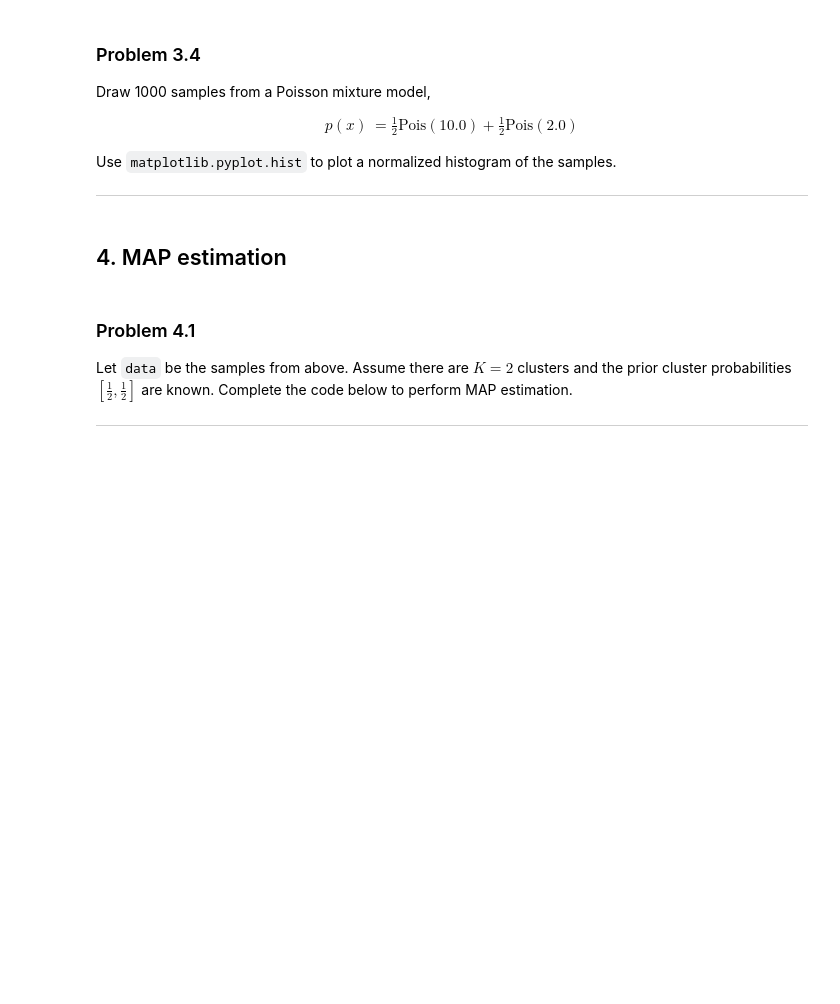
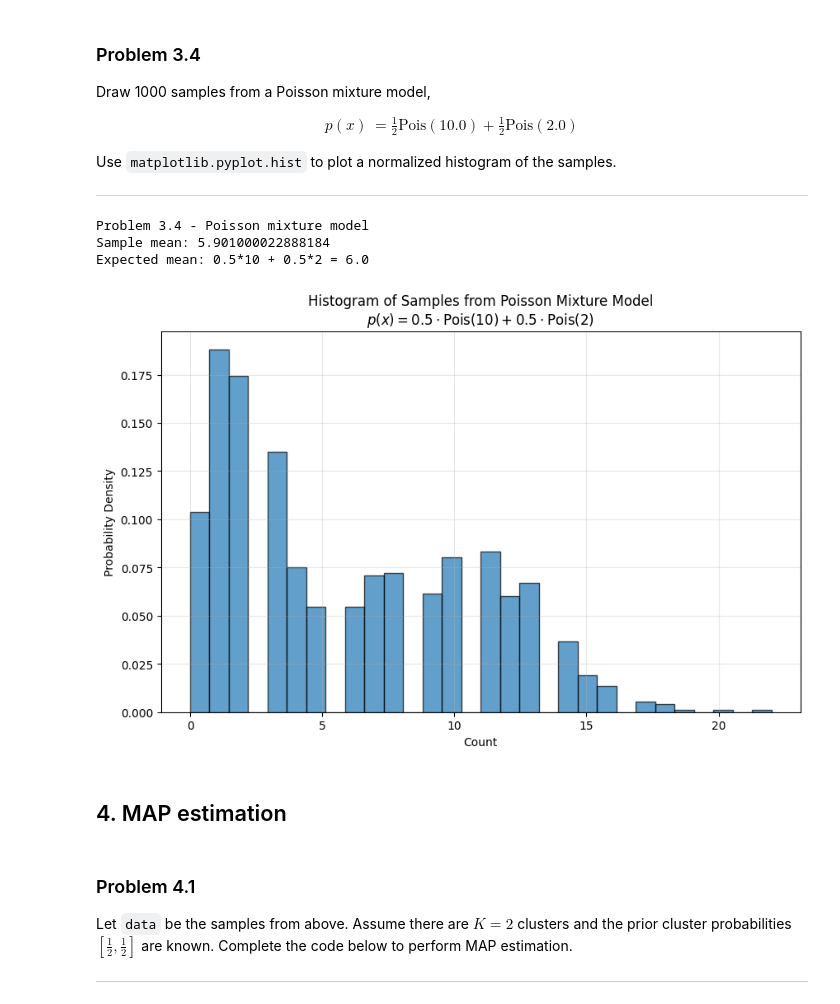
Before and after one commit to msenselab/Variational-Neural-Inference, a Jupyter notebook: VAE-Tutorial/Part0_Foundations/00_pytorch_basics.ipynb, the cells around one changed output. Saved outputs shown, nothing was run; the diff lists cells and outputs as text; code cells hidden in the pictures; blank space fills up the shorter version.

```diff
--- a/VAE-Tutorial/Part0_Foundations/00_pytorch_basics.ipynb
+++ b/VAE-Tutorial/Part0_Foundations/00_pytorch_basics.ipynb
@@ -586,7 +573,6 @@ Use `matplotlib.pyplot.hist` to plot a normalized histogram of the samples.
 ---
 # %%
 # Problem 3.4: Draw 1000 samples from Poisson mixture model and plot
-# 从泊松混合模型中抽取1000个样本并绘制直方图
 
 # Solution: Create mixture distribution and sample, then plot
 # p(x) = 0.5 * Pois(10.0) + 0.5 * Pois(2.0)
@@ -597,41 +583,39 @@ pois_2 = dist.Poisson(rate=2.0)
 
 # Create mixture distribution using MixtureSameFamily
 # Mixture with equal weights [0.5, 0.5]
 mixture_dist = dist.MixtureSameFamily(
-    mixing_distribution=dist.Categorical(probs=torch.tensor([0.5, 0.5])),
+    mixture_distribution=dist.Categorical(probs=torch.tensor([0.5, 0.5])),
     component_distribution=dist.Poisson(rate=torch.tensor([10.0, 2.0]))
 )
 
 # Draw 1000 samples
 data = mixture_dist.sample((1000,))
 print("\nProblem 3.4 - Poisson mixture model")
 print("Sample mean:", data.mean().item())
 print("Expected mean: 0.5*10 + 0.5*2 = 6.0")
 
 # Plot histogram of samples
 plt.figure(figsize=(10, 6))
 plt.hist(data.numpy(), bins=30, density=True, alpha=0.7, edgecolor='black')
 plt.xlabel("Count")
 plt.ylabel("Probability Density")
 plt.title("Histogram of Samples from Poisson Mixture Model\n$p(x) = 0.5 \\cdot \\mathrm{Pois}(10) + 0.5 \\cdot \\mathrm{Pois}(2)$")
 plt.grid(alpha=0.3)
 plt.show()
 
 # Explanation:
 # - MixtureSameFamily combines a mixing distribution with component distributions
 # - Categorical(probs=[0.5, 0.5]) defines cluster probabilities
 # - component_distribution=Poisson([10.0, 2.0]) defines two Poisson components
 # - .sample((1000,)) draws 1000 samples from the mixture
 # - Each sample is drawn from one of two components with equal probability 0.5
 # - Histogram shows bimodal distribution (peaks around 2 and 10)
 #
-# 解释:
-# - MixtureSameFamily 结合了混合分布和分量分布
-# - Categorical(probs=[0.5, 0.5]) 定义了聚类概率
-# - component_distribution=Poisson([10.0, 2.0]) 定义了两个泊松分量
-# - .sample((1000,)) 从混合分布中抽取1000个样本
-# - 每个样本以相等的概率0.5从两个分量之一中抽取
-# - 直方图显示双峰分布（在2和10附近有峰值）
+# %% [output]
+Problem 3.4 - Poisson mixture model
+Sample mean: 5.901000022888184
+Expected mean: 0.5*10 + 0.5*2 = 6.0
+[figure, added]
 # %% [markdown]
 ## 4. MAP estimation
 # %% [markdown]
```
Also changed, not shown: parts of 17 cells of this notebook, 15 other files.
